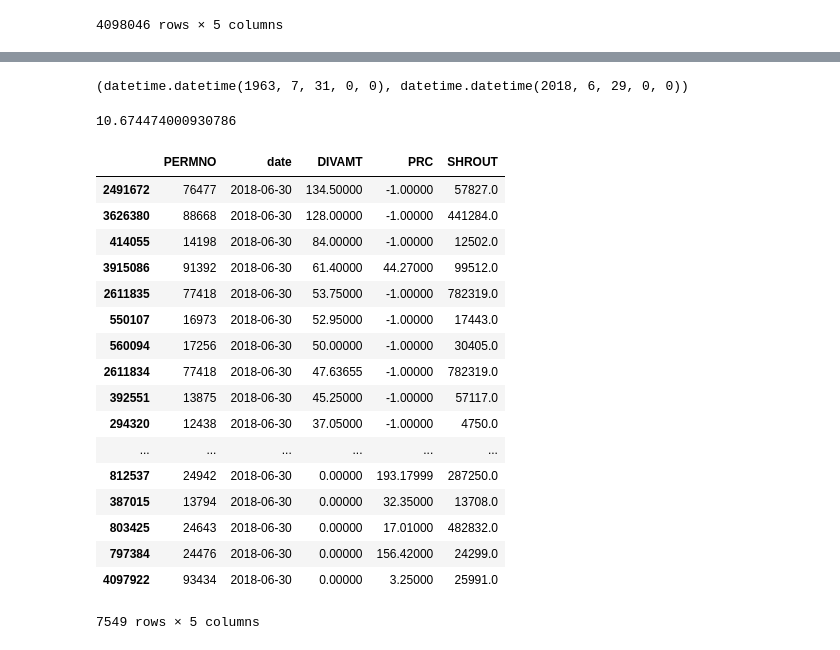
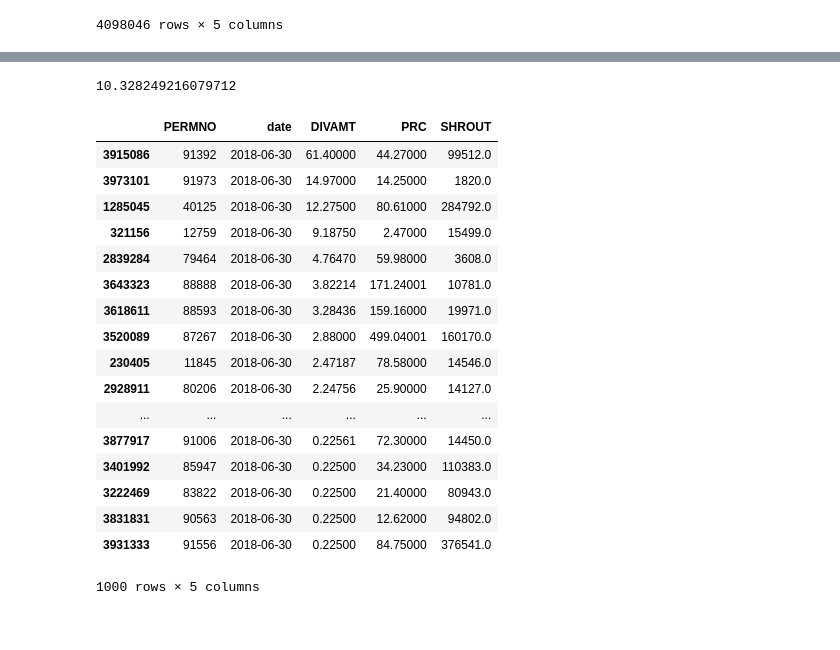
Before and after one commit to YaxinCen/Low-vol-anomaly-Trading-Strategy, a Jupyter notebook: Low Vol v2.ipynb, the cells around one changed output, grey strips where cells are left out. Saved outputs shown, nothing was run; the diff lists cells and outputs as text; code cells hidden in the pictures.

```diff
--- a/Low Vol v2.ipynb
+++ b/Low Vol v2.ipynb
@@ -184,9 +185,5 @@ for date in store.keys():
-# %%
-datetime.datetime(1963,7,31), datetime.datetime(2018, 6, 29, 0, 0)
-# %% [output]
-(datetime.datetime(1963, 7, 31, 0, 0), datetime.datetime(2018, 6, 29, 0, 0))
 # %%
-# find the record of the company of a certain month
+# Find the record of the company of a certain month
 start_time = time.time()
 
 def find_component(date,
@@ -198,27 +195,27 @@ def find_component(date,
         date_df.append(data_slice.iloc[n])
     print(time.time()-start_time)
     return pd.concat(date_df)
-frame = find_component(datetime.datetime(2018, 6, 30, 0, 0), start_time)
+#frame = find_component(datetime.datetime(2018, 6, 30, 0, 0), start_time)
 # %% [output]
-10.674474000930786
+10.328249216079712
 # %%
-frame.sort_values(['DIVAMT'],ascending=False)
+frame.sort_values(['DIVAMT'],ascending=False)[0:1000]
 # %% [output]
 |  | PERMNO | date | DIVAMT | PRC | SHROUT |
-| 2491672 | 76477 | 2018-06-30 | 134.50000 | -1.00000 | 57827.0 |
-| 3626380 | 88668 | 2018-06-30 | 128.00000 | -1.00000 | 441284.0 |
-| 414055 | 14198 | 2018-06-30 | 84.00000 | -1.00000 | 12502.0 |
 | 3915086 | 91392 | 2018-06-30 | 61.40000 | 44.27000 | 99512.0 |
-| 2611835 | 77418 | 2018-06-30 | 53.75000 | -1.00000 | 782319.0 |
-| 550107 | 16973 | 2018-06-30 | 52.95000 | -1.00000 | 17443.0 |
-| 560094 | 17256 | 2018-06-30 | 50.00000 | -1.00000 | 30405.0 |
-| 2611834 | 77418 | 2018-06-30 | 47.63655 | -1.00000 | 782319.0 |
-| 392551 | 13875 | 2018-06-30 | 45.25000 | -1.00000 | 57117.0 |
-| 294320 | 12438 | 2018-06-30 | 37.05000 | -1.00000 | 4750.0 |
+| 3973101 | 91973 | 2018-06-30 | 14.97000 | 14.25000 | 1820.0 |
+| 1285045 | 40125 | 2018-06-30 | 12.27500 | 80.61000 | 284792.0 |
+| 321156 | 12759 | 2018-06-30 | 9.18750 | 2.47000 | 15499.0 |
+| 2839284 | 79464 | 2018-06-30 | 4.76470 | 59.98000 | 3608.0 |
+| 3643323 | 88888 | 2018-06-30 | 3.82214 | 171.24001 | 10781.0 |
+| 3618611 | 88593 | 2018-06-30 | 3.28436 | 159.16000 | 19971.0 |
+| 3520089 | 87267 | 2018-06-30 | 2.88000 | 499.04001 | 160170.0 |
+| 230405 | 11845 | 2018-06-30 | 2.47187 | 78.58000 | 14546.0 |
+| 2928911 | 80206 | 2018-06-30 | 2.24756 | 25.90000 | 14127.0 |
 | ... | ... | ... | ... | ... | ... |
-| 812537 | 24942 | 2018-06-30 | 0.00000 | 193.17999 | 287250.0 |
-| 387015 | 13794 | 2018-06-30 | 0.00000 | 32.35000 | 13708.0 |
-| 803425 | 24643 | 2018-06-30 | 0.00000 | 17.01000 | 482832.0 |
-| 797384 | 24476 | 2018-06-30 | 0.00000 | 156.42000 | 24299.0 |
-| 4097922 | 93434 | 2018-06-30 | 0.00000 | 3.25000 | 25991.0 |
+| 3877917 | 91006 | 2018-06-30 | 0.22561 | 72.30000 | 14450.0 |
+| 3401992 | 85947 | 2018-06-30 | 0.22500 | 34.23000 | 110383.0 |
+| 3222469 | 83822 | 2018-06-30 | 0.22500 | 21.40000 | 80943.0 |
+| 3831831 | 90563 | 2018-06-30 | 0.22500 | 12.62000 | 94802.0 |
+| 3931333 | 91556 | 2018-06-30 | 0.22500 | 84.75000 | 376541.0 |
-7549 rows × 5 columns
+1000 rows × 5 columns
```
Also changed, not shown: parts of 13 cells of this notebook.
